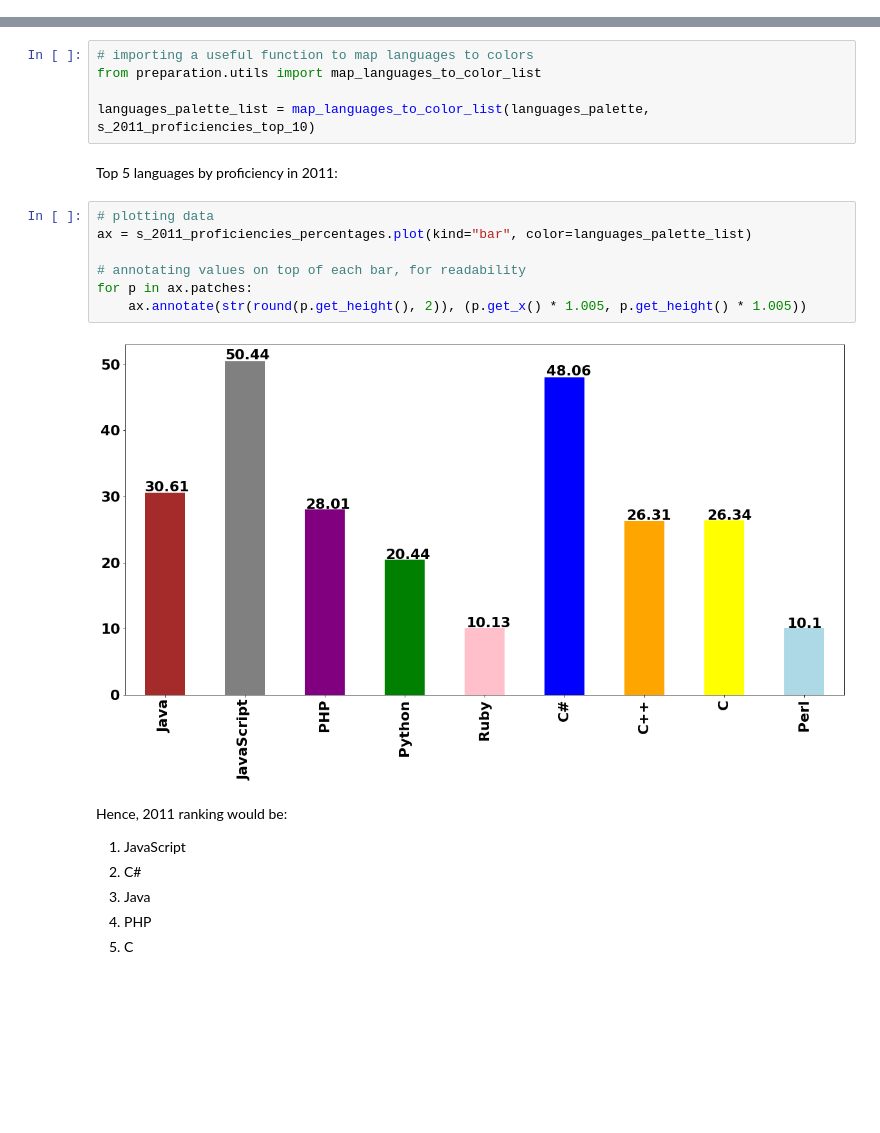
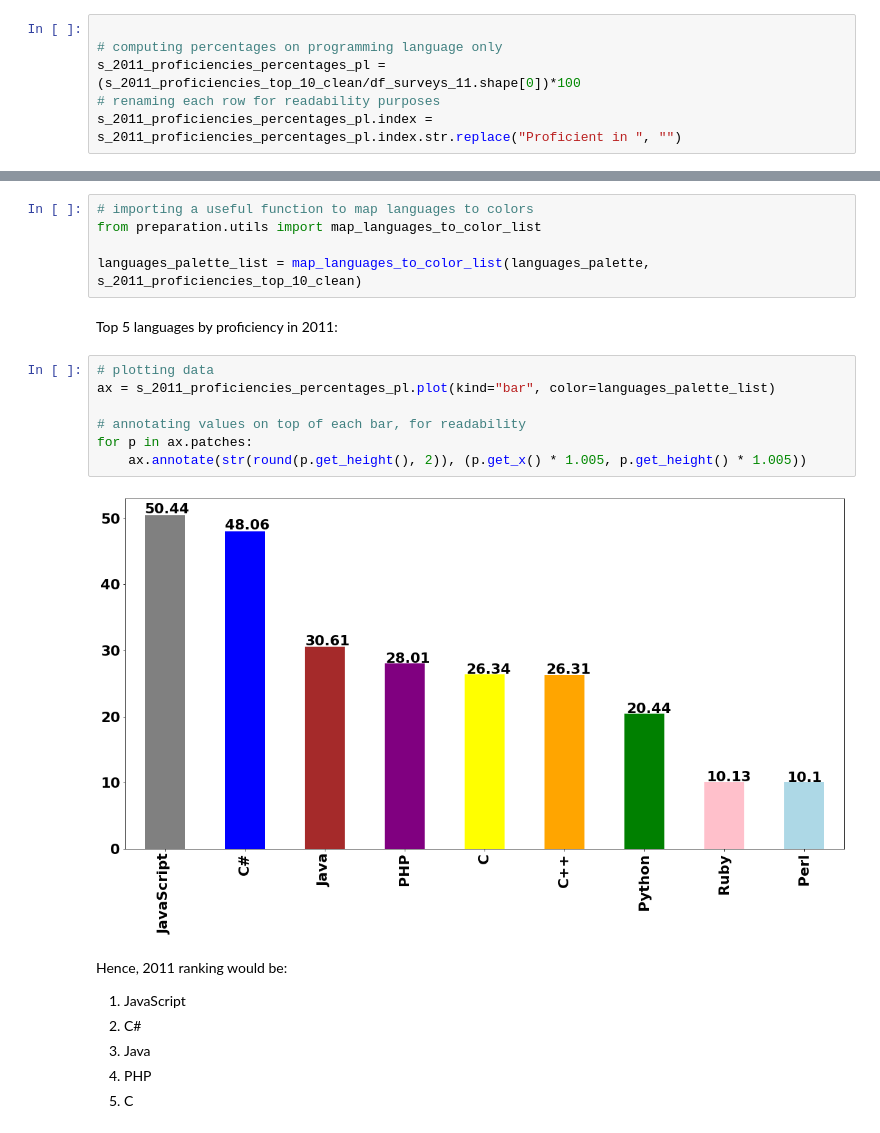
Before and after one commit to alfreedolf/stackoverflow_multiple_years, a Jupyter notebook: notebooks/1.LanguagesPopularityByYear.ipynb, the cells around one changed output, grey strips where cells are left out. Cells and saved outputs as stored; diff of their text form; blank space fills up the shorter version.

```diff
--- a/notebooks/1.LanguagesPopularityByYear.ipynb
+++ b/notebooks/1.LanguagesPopularityByYear.ipynb
@@ -305,3 +303,9 @@ NameError: name 's_2011_proficiencies_clean_sum' is not defined
+# %%
+
+# computing percentages on programming language only
+s_2011_proficiencies_percentages_pl = (s_2011_proficiencies_top_10_clean/df_surveys_11.shape[0])*100
+# renaming each row for readability purposes
+s_2011_proficiencies_percentages_pl.index = s_2011_proficiencies_percentages_pl.index.str.replace("Proficient in ", "")
 # %% [markdown]
 Here I'll define a languages color palette, useful to keep same color throughout the different plots
 # %%
@@ -320,18 +324,18 @@ languages_palette = {
 # importing a useful function to map languages to colors
 from preparation.utils import map_languages_to_color_list
 
-languages_palette_list = map_languages_to_color_list(languages_palette, s_2011_proficiencies_top_10)
+languages_palette_list = map_languages_to_color_list(languages_palette, s_2011_proficiencies_top_10_clean)
 # %% [markdown]
 Top 5 languages by proficiency in 2011:
 # %%
 # plotting data
-ax = s_2011_proficiencies_percentages.plot(kind="bar", color=languages_palette_list)
+ax = s_2011_proficiencies_percentages_pl.plot(kind="bar", color=languages_palette_list)
 
 # annotating values on top of each bar, for readability
 for p in ax.patches:
     ax.annotate(str(round(p.get_height(), 2)), (p.get_x() * 1.005, p.get_height() * 1.005))
 # %% [output]
-[figure, old version]
+[figure, new version]
 # %% [markdown]
 Hence, 2011 ranking would be:
 1. JavaScript
```
Also changed, not shown: parts of 14 cells of this notebook.
